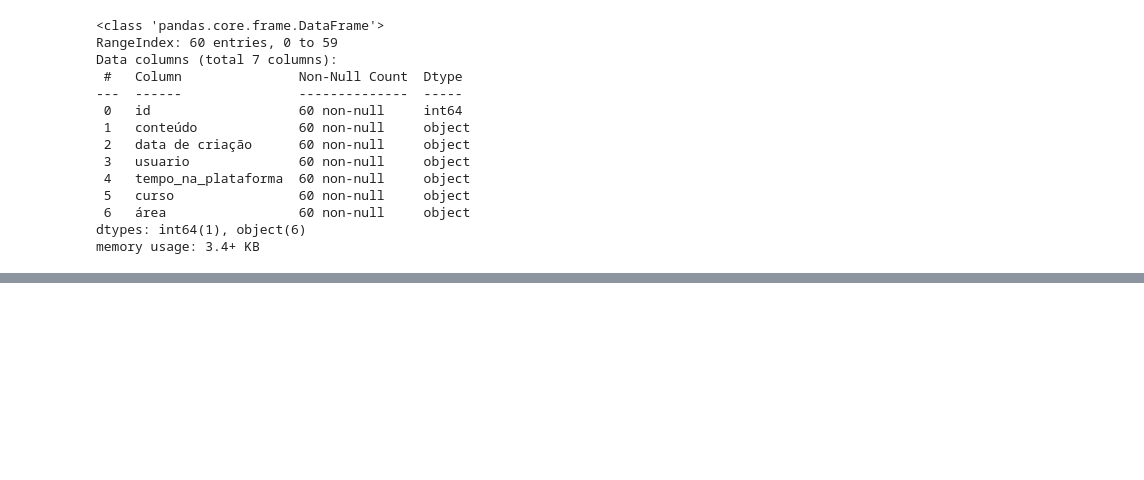
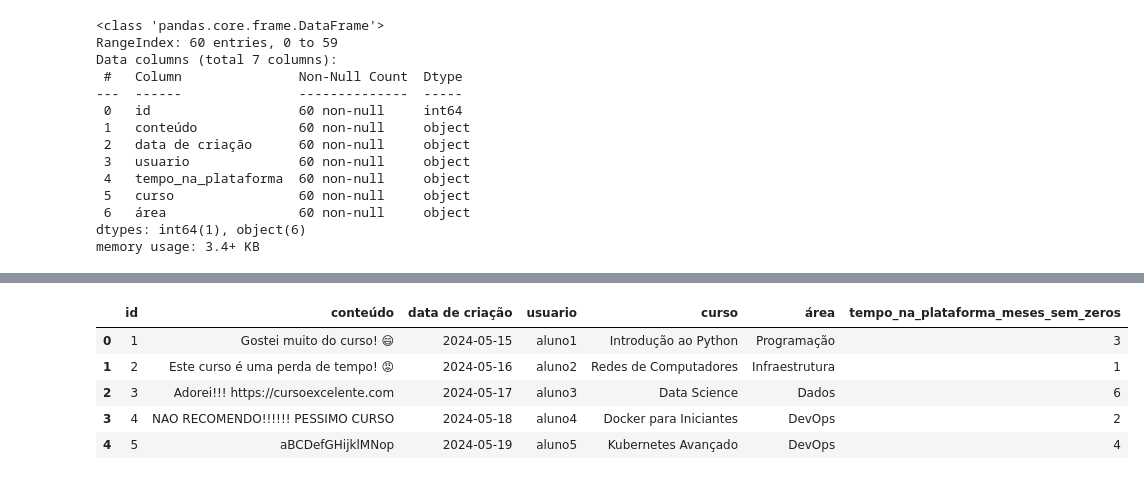
Before and after one commit to mariaiteixeira/desafio_dados, a Jupyter notebook: Desafio_Data_Science.ipynb, the cells around one changed output, grey strips where cells are left out. Cells and saved outputs as stored; diff of their text form; code cells hidden in the pictures; blank space fills up the shorter version.

```diff
--- a/Desafio_Data_Science.ipynb
+++ b/Desafio_Data_Science.ipynb
@@ -59,0 +79,18 @@ memory usage: 3.4+ KB
+# %%
+dados["tempo_na_plataforma_em_meses"] = dados["tempo_na_plataforma"].map(unidade_tempo_para_meses)
+# %%
+import re
+dados["tempo_na_plataforma_meses_sem_zeros"] = dados["tempo_na_plataforma_em_meses"].apply(lambda x: re.sub(r"\.[0]*$", "", str(x)))
+# %%
+dados.drop("tempo_na_plataforma", axis=1, inplace=True)
+# %%
+dados.drop("tempo_na_plataforma_em_meses", axis=1, inplace=True)
+# %%
+dados.head()
+# %% [output]
+|  | id | conteúdo | data de criação | usuario | curso | área | tempo_na_plataforma_meses_sem_zeros |
+| 0 | 1 | Gostei muito do curso! 😄 | 2024-05-15 | aluno1 | Introdução ao Python | Programação | 3 |
+| 1 | 2 | Este curso é uma perda de tempo! 😡 | 2024-05-16 | aluno2 | Redes de Computadores | Infraestrutura | 1 |
+| 2 | 3 | Adorei!!! https://cursoexcelente.com | 2024-05-17 | aluno3 | Data Science | Dados | 6 |
+| 3 | 4 | NAO RECOMENDO!!!!!! PESSIMO CURSO | 2024-05-18 | aluno4 | Docker para Iniciantes | DevOps | 2 |
+| 4 | 5 | aBCDefGHijklMNop | 2024-05-19 | aluno5 | Kubernetes Avançado | DevOps | 4 |
```
Also changed, not shown: parts of 3 cells of this notebook.
